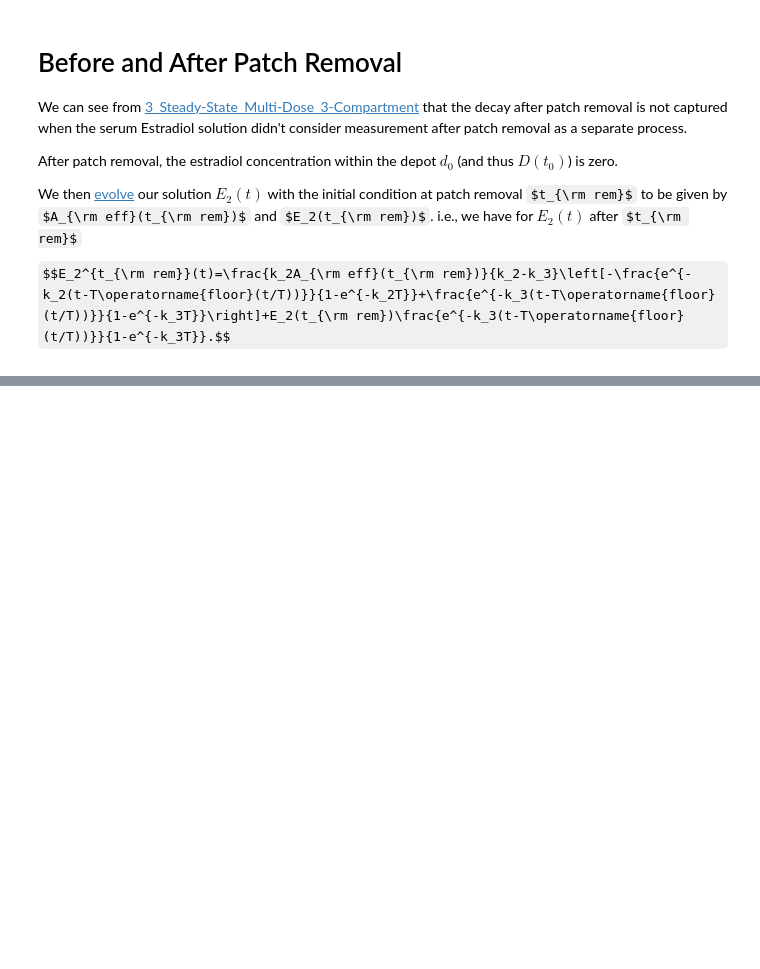
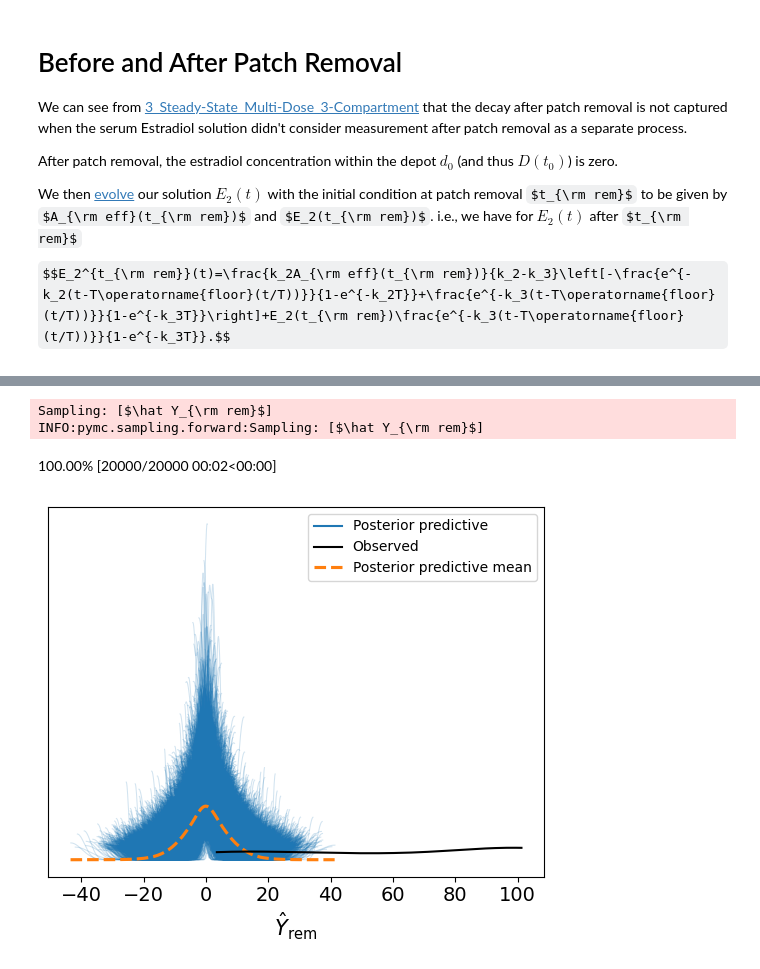
Before and after one commit to transturion/modeling, a Jupyter notebook: 4_Hierarchical_3-Compartment.ipynb, the cells around one changed output, grey strips where cells are left out. Saved outputs shown, nothing was run; the diff lists cells and outputs as text; code cells hidden in the pictures; some formulas as TeX source; blank space fills up the shorter version.

```diff
--- a/4_Hierarchical_3-Compartment.ipynb
+++ b/4_Hierarchical_3-Compartment.ipynb
@@ -60,0 +156,12 @@ emceeFit()
+# %%
+with Mylan100Model:
+    sampleMylan100.extend(pm.sample_posterior_predictive(sampleMylan100))
+
+fig, ax = plt.subplots()
+az.plot_ppc(sampleMylan100, ax=ax)
+ax.legend(fontsize=10);
+# %% [output]
+Sampling: [$\hat Y_{\rm rem}$]
+INFO:pymc.sampling.forward:Sampling: [$\hat Y_{\rm rem}$]
+100.00% [20000/20000 00:02<00:00]
+[figure, added]
```
Also changed, not shown: parts of 11 cells of this notebook.
